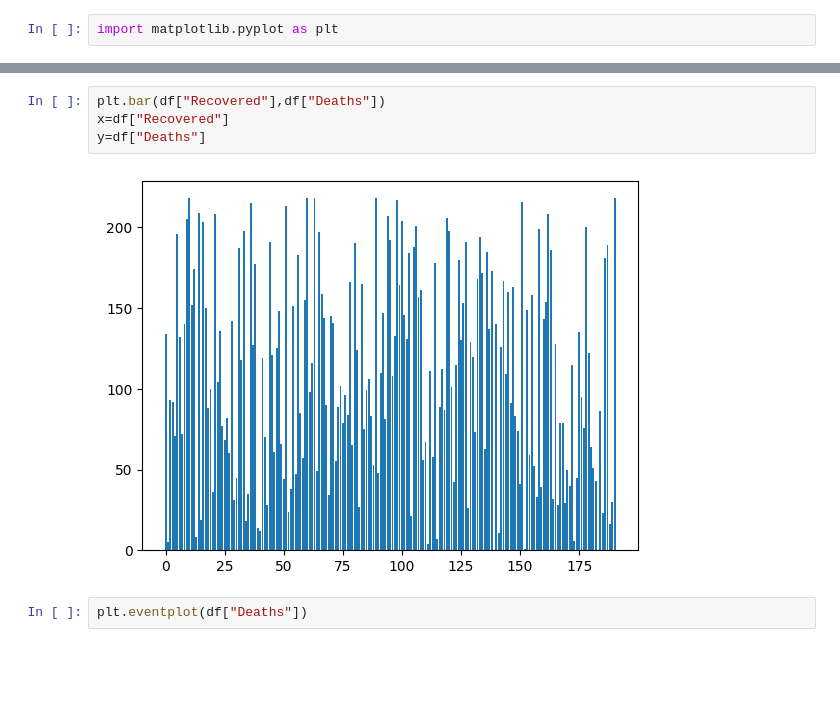
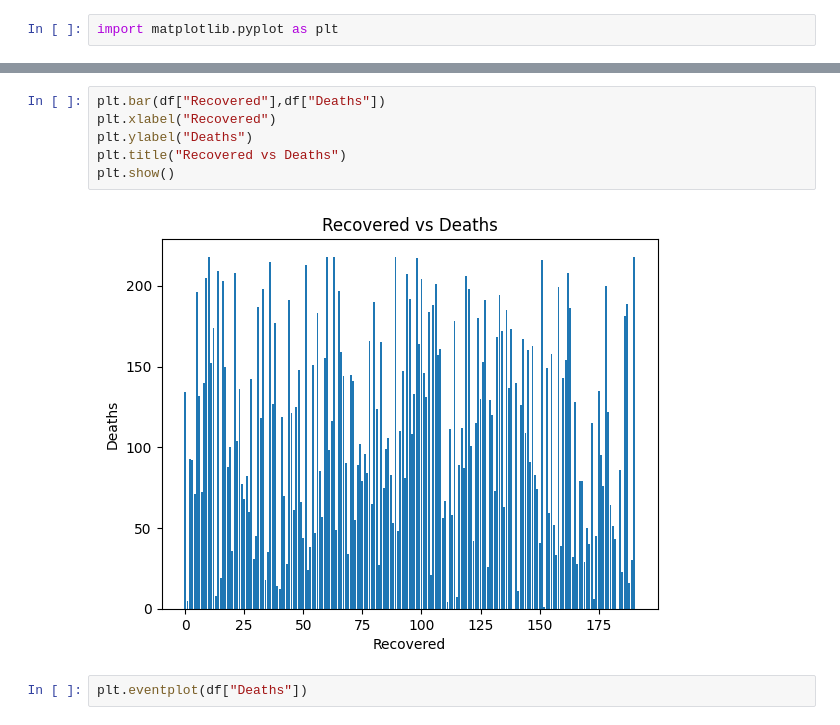
Before and after one commit to ZohaAsghar/House-price-prediction, a Jupyter notebook: covid_.ipynb, the cells around one changed output, grey strips where cells are left out. Cells and saved outputs as stored; diff of their text form; blank space fills up the shorter version.

```diff
--- a/covid_.ipynb
+++ b/covid_.ipynb
@@ -399,9 +403,11 @@ y=df["Deaths"]
 # %%
 plt.bar(df["Recovered"],df["Deaths"])
-x=df["Recovered"]
-y=df["Deaths"]
+plt.xlabel("Recovered")
+plt.ylabel("Deaths")
+plt.title("Recovered vs Deaths")
+plt.show()
 # %% [output]
-[figure, old version]
+[figure, new version]
 # %%
 plt.eventplot(df["Deaths"])
 # %% [output]
```
Also changed, not shown: parts of 31 cells of this notebook.
